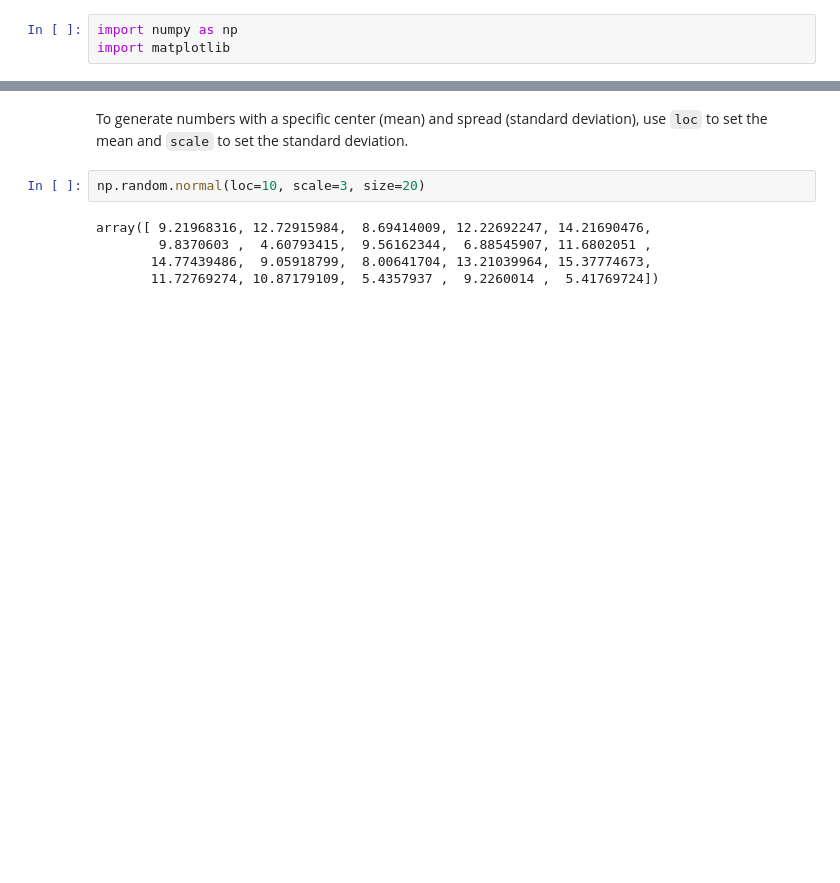
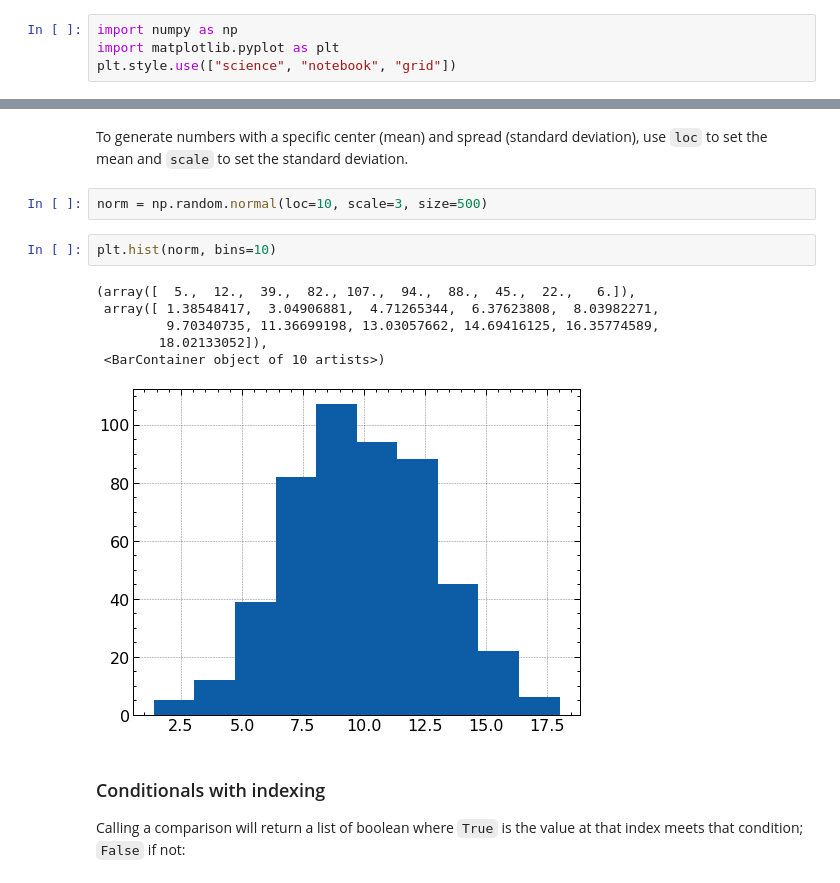
Before and after one commit to ymiseddy/random_notebooks, a Jupyter notebook: numpy_field_guide.ipynb, the cells around one changed output, grey strips where cells are left out. Cells and saved outputs as stored; diff of their text form; blank space fills up the shorter version.

```diff
--- a/numpy_field_guide.ipynb
+++ b/numpy_field_guide.ipynb
@@ -7,7 +7,8 @@ the underlying numpy library is compiled from C and as such is much
 faster than the interpreted python.
 # %%
 import numpy as np
-import matplotlib
+import matplotlib.pyplot as plt
+plt.style.use(["science", "notebook", "grid"])
 # %% [markdown]
 ## Create a range array
 
@@ -209,9 +210,18 @@ array([[ 0.38950949,  0.48909338,  0.52899905],
 To generate numbers with a specific center (mean) and spread (standard deviation), use
 `loc` to set the mean and `scale` to set the standard deviation.
 # %%
-np.random.normal(loc=10, scale=3, size=20)
+norm = np.random.normal(loc=10, scale=3, size=500)
-# %% [output]
-array([ 9.21968316, 12.72915984,  8.69414009, 12.22692247, 14.21690476,
-        9.8370603 ,  4.60793415,  9.56162344,  6.88545907, 11.6802051 ,
-       14.77439486,  9.05918799,  8.00641704, 13.21039964, 15.37774673,
-       11.72769274, 10.87179109,  5.4357937 ,  9.2260014 ,  5.41769724])
+# %%
+plt.hist(norm, bins=10)
+# %% [output]
+(array([  5.,  12.,  39.,  82., 107.,  94.,  88.,  45.,  22.,   6.]),
+ array([ 1.38548417,  3.04906881,  4.71265344,  6.37623808,  8.03982271,
+         9.70340735, 11.36699198, 13.03057662, 14.69416125, 16.35774589,
+        18.02133052]),
+ <BarContainer object of 10 artists>)
+[figure, added]
+# %% [markdown]
+### Conditionals with indexing
+
+Calling a comparison will return a list of boolean where `True` is the value at that
+index meets that condition; `False` if not:
```
Also changed, not shown: parts of 12 cells of this notebook, 2 other files.
